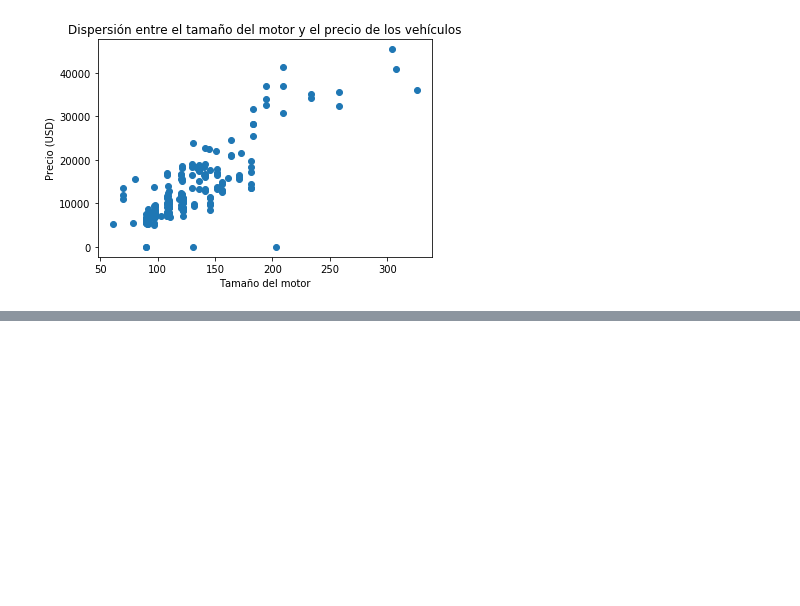
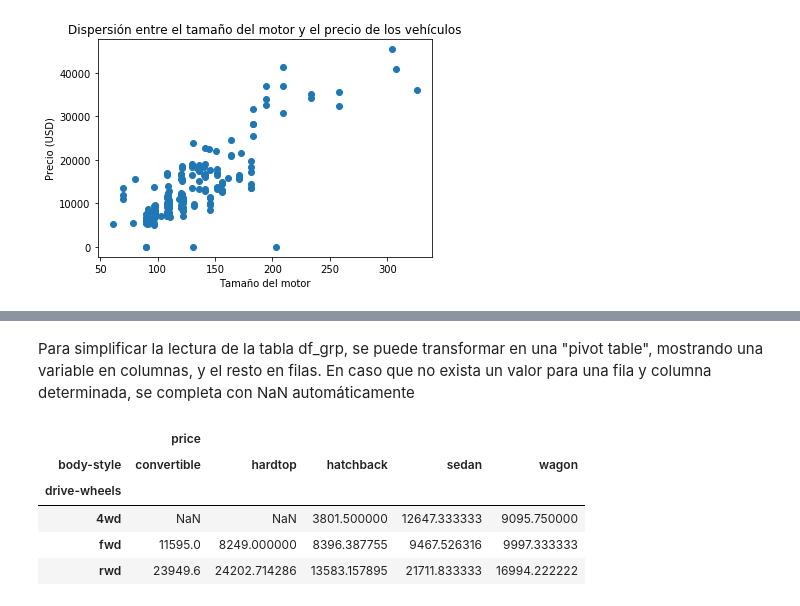
Before and after one commit to ger-velazquez/Curso_DS, a Jupyter notebook: AnalyzingData/Emprolijando datos.ipynb, the cells around one changed output, grey strips where cells are left out. Drawn from its saved outputs; the diff is of its cells as text; code cells hidden in the pictures; blank space fills up the shorter version.

```diff
--- a/AnalyzingData/Emprolijando datos.ipynb
+++ b/AnalyzingData/Emprolijando datos.ipynb
@@ -310,0 +361,2 @@ plt.show()
+# %% [markdown]
+Para simplificar la lectura de la tabla df_grp, se puede transformar en una "pivot table", mostrando una variable en columnas, y el resto en filas. En caso que no exista un valor para una fila y columna determinada, se completa con NaN automáticamente
@@ -310,0 +365,9 @@ plt.show()
+# %%
+df_pivot
+# %% [output]
+|  | price |  |  |  |  |
+| body-style | convertible | hardtop | hatchback | sedan | wagon |
+| drive-wheels |  |  |  |  |  |
+| 4wd | NaN | NaN | 3801.500000 | 12647.333333 | 9095.750000 |
+| fwd | 11595.0 | 8249.000000 | 8396.387755 | 9467.526316 | 9997.333333 |
+| rwd | 23949.6 | 24202.714286 | 13583.157895 | 21711.833333 | 16994.222222 |
```
Also changed, not shown: parts of 17 cells of this notebook.
